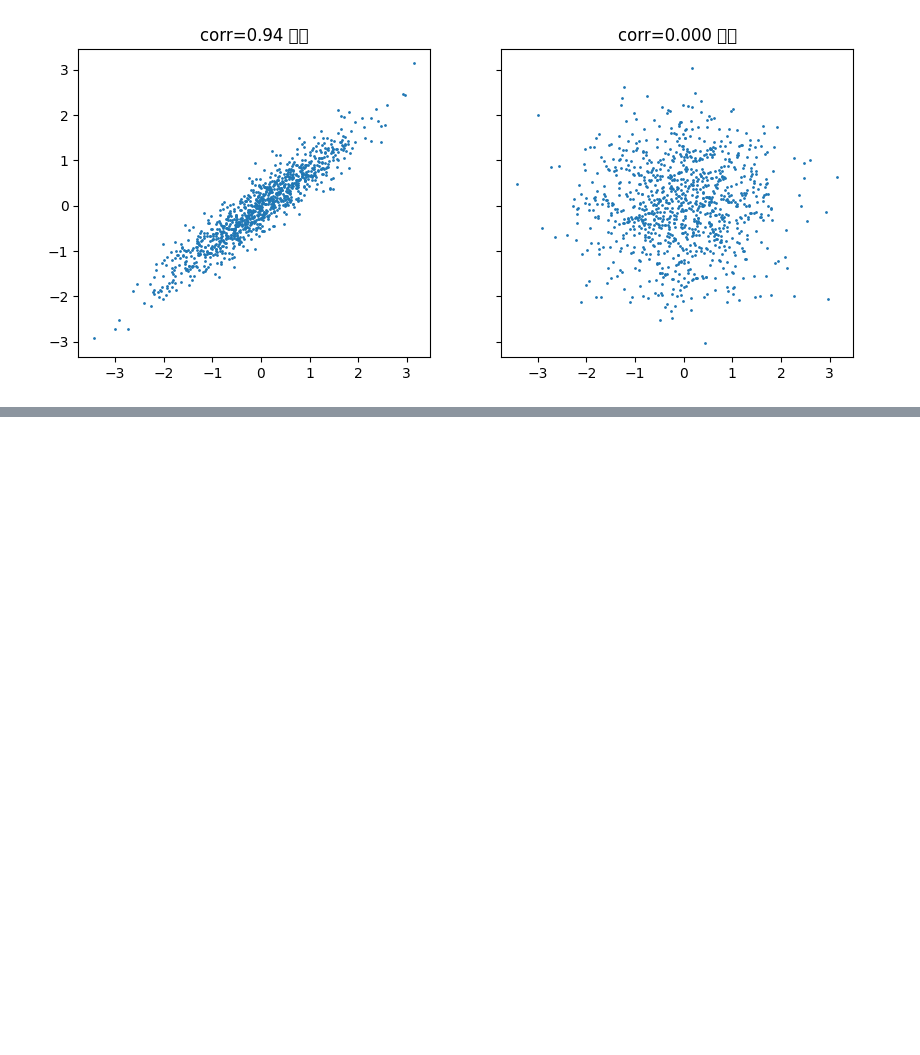
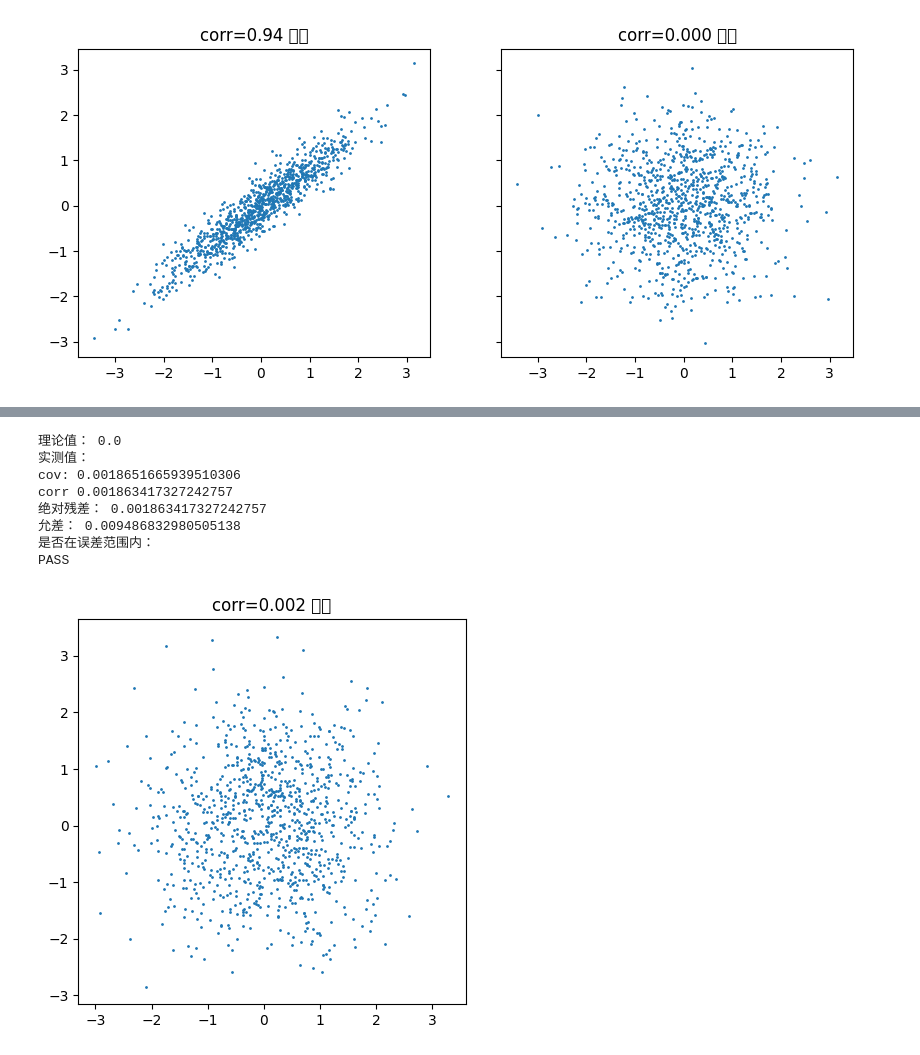
Before and after one commit to wayxi111/Ai, a Jupyter notebook: week03/probability_basics.ipynb, the cells around one changed output, grey strips where cells are left out. Drawn from its saved outputs; the diff is of its cells as text; code cells hidden in the pictures; blank space fills up the shorter version.

```diff
--- a/week03/probability_basics.ipynb
+++ b/week03/probability_basics.ipynb
@@ -180,0 +208,32 @@ print(np.corrcoef(x2, 0.8*x2+0.3*rng.standard_normal(100000))[0,1])
+# %%
+import numpy as np
+import matplotlib.pyplot as plt
+import math
+
+rng = np.random.default_rng(44)
+y2 = rng.standard_normal(100000)
+x = rng.standard_normal(100000)
+fig, a2 = plt.subplots(figsize=(5,5))
+a2.scatter(x[::100], y2[::100], s=1);  a2.set_title(f'corr={np.corrcoef(x,y2)[0,1]:.3f} 独立')
+
+cov_xy2 = np.cov(x, y2)
+corr_xy2 = np.corrcoef(x,y2)
+
+print("理论值：", 0.0)
+print("实测值：")
+print("cov:",cov_xy2[0, 1])
+print("corr",corr_xy2[0, 1])
+print("绝对残差：",abs(0.0 - corr_xy2[0, 1]))
+print("允差：", 3/np.sqrt(len(x)))
+print("是否在误差范围内：")
+print("PASS" if abs(0.0 - corr_xy2[0, 1]) <= 3/np.sqrt(len(x)) else "FAIL")
+# %% [output]
+理论值： 0.0
+实测值：
+cov: 0.0018651665939510306
+corr 0.001863417327242757
+绝对残差： 0.001863417327242757
+允差： 0.009486832980505138
+是否在误差范围内：
+PASS
+[figure, added]
```
Also changed, not shown: parts of 9 cells of this notebook, 3 other files.
